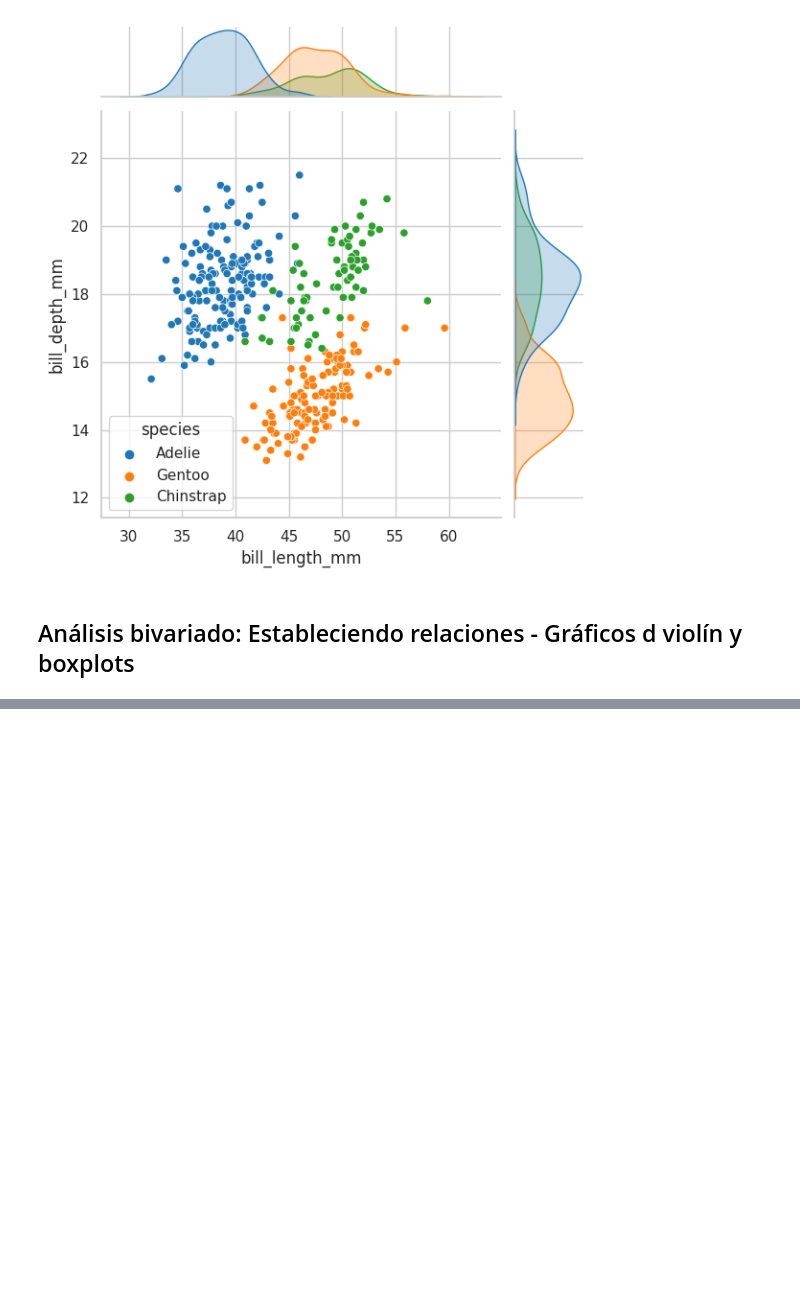
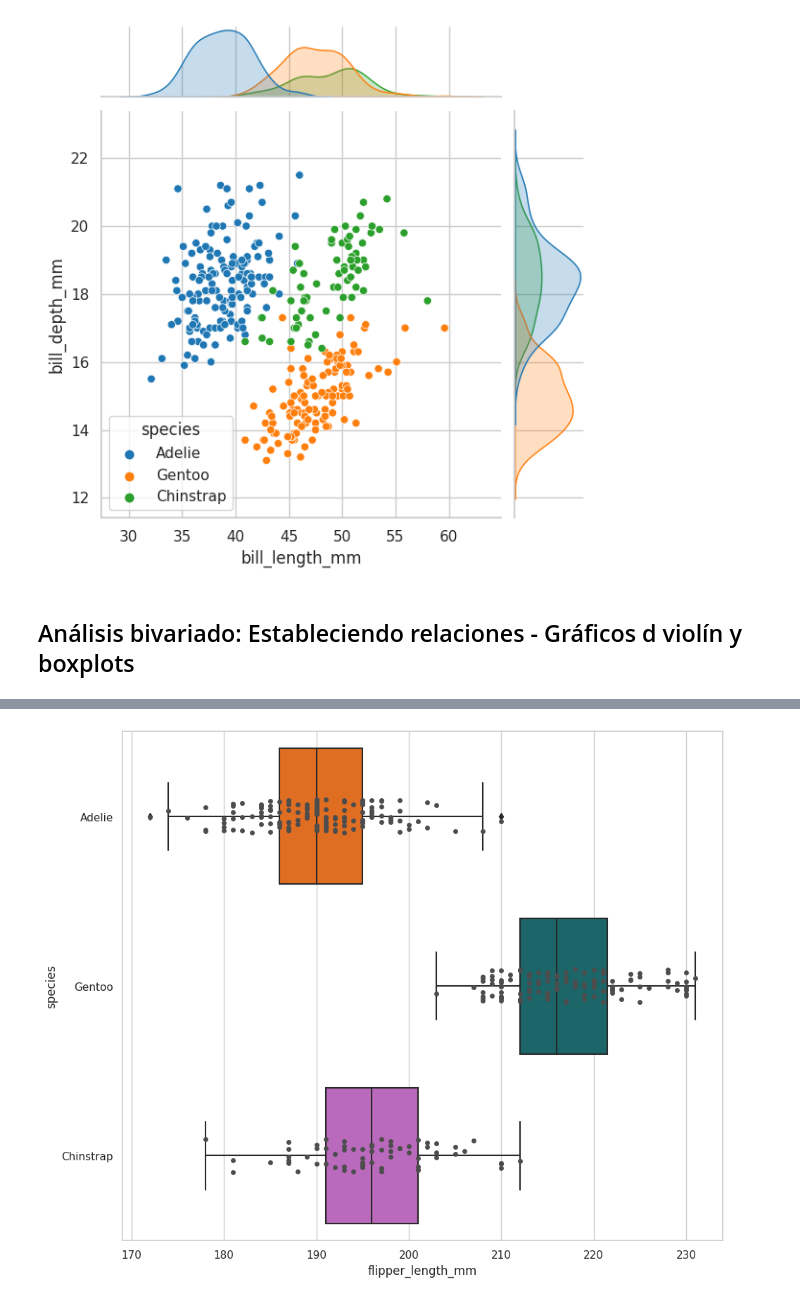
Before and after one commit to M-Alejo/analisis_exploratorio, a Jupyter notebook: conociendo_datos.ipynb, the cells around one changed output, grey strips where cells are left out. Saved outputs shown, nothing was run; the diff lists cells and outputs as text; code cells hidden in the pictures; blank space fills up the shorter version.

```diff
--- a/conociendo_datos.ipynb
+++ b/conociendo_datos.ipynb
@@ -692,0 +714,15 @@ sns.jointplot(
+# %%
+ax = sns.boxplot(
+    data=processed_penguins_df,
+    x='flipper_length_mm',
+    y='species',
+    palette=penguin_color
+)
+ax = sns.stripplot(
+    data=processed_penguins_df,
+    x='flipper_length_mm',
+    y='species',
+    color='.3'
+)
+# %% [output]
+[figure, added]
```
Also changed, not shown: parts of 11 cells of this notebook.
